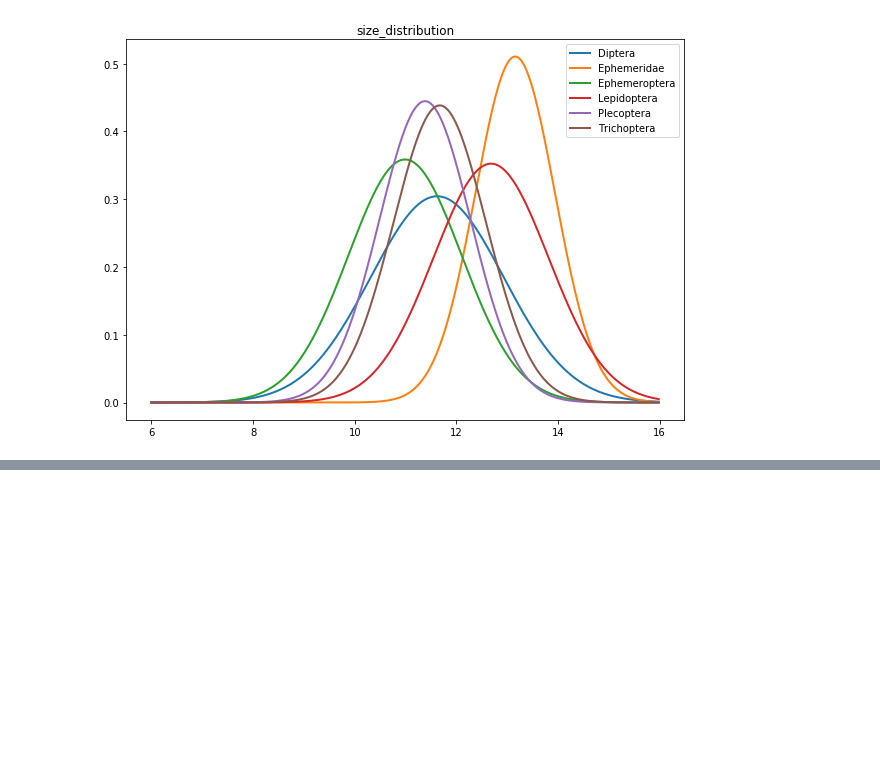
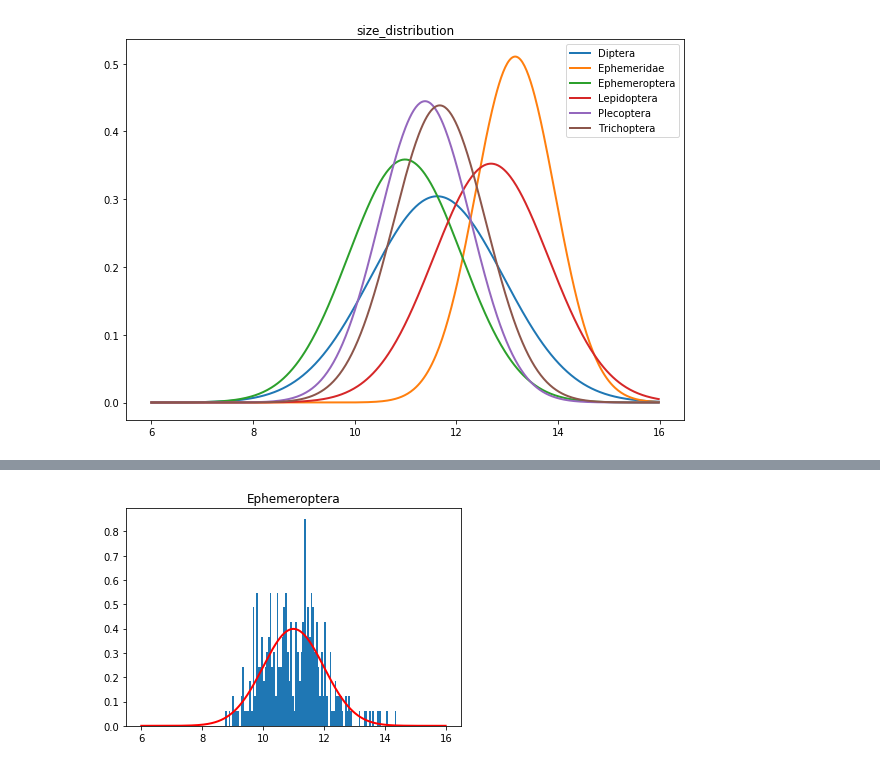
Before and after one commit to keiiti975/Insect_Phenology_Detector, a Jupyter notebook: result/classification/dataset_distributions/dataset_distributions.ipynb, the cells around one changed output, grey strips where cells are left out. Cells and saved outputs as stored; diff of their text form; code cells hidden in the pictures; blank space fills up the shorter version.

```diff
--- a/result/classification/dataset_distributions/dataset_distributions.ipynb
+++ b/result/classification/dataset_distributions/dataset_distributions.ipynb
@@ -204,0 +211,8 @@ plt.legend()
+# %%
+x = np.log2(insect_size_dic["Ephemeroptera"])
+x_convert = (x - mu[2]) / sigma[2]
+x_convert += mu[2]
+seq = np.arange(6.0, 16.0, 0.02)
+plot_hist_and_distribution(x_convert, seq, mu_converted[2], sigma_converted[2], "Ephemeroptera")
+# %% [output]
+[figure, added]
```
Also changed, not shown: parts of 32 cells of this notebook.
